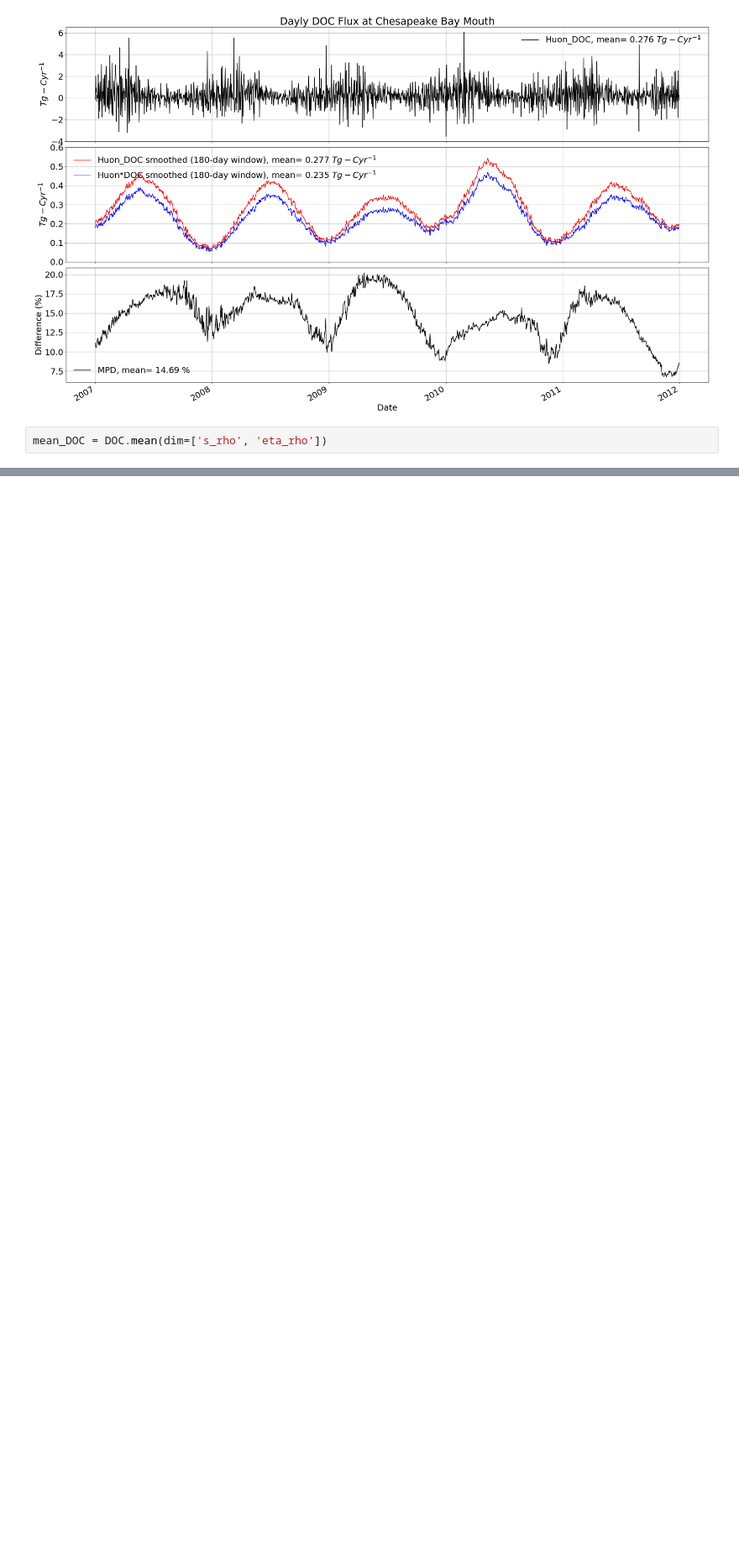
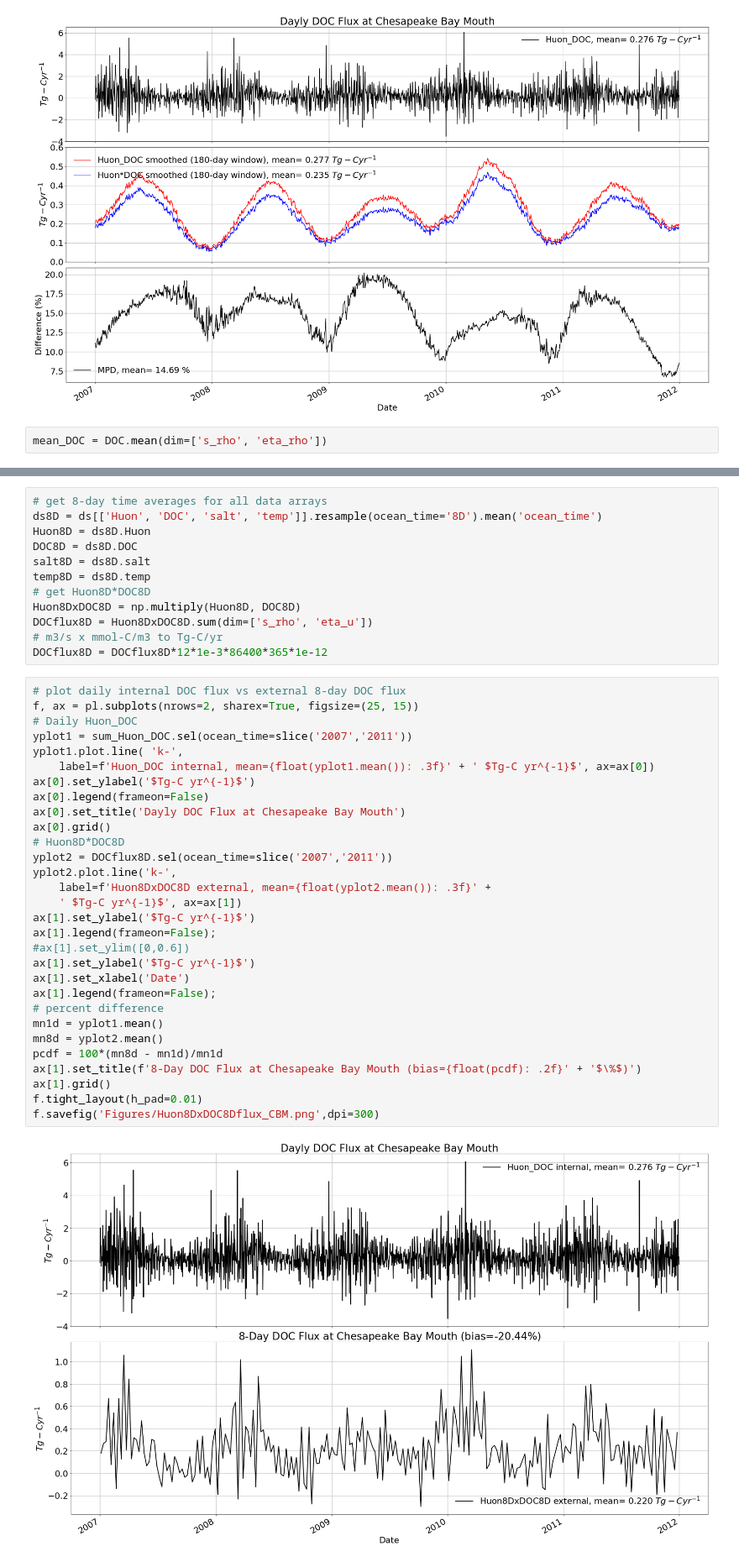
Before and after one commit to SergioSignorini/Carbon-Fluxes, a Jupyter notebook: cb_docflux_xarray.ipynb, the cells around one changed output, grey strips where cells are left out. Shown at 84% size. Cells and saved outputs as stored; diff of their text form; blank space fills up the shorter version.

```diff
--- a/cb_docflux_xarray.ipynb
+++ b/cb_docflux_xarray.ipynb
@@ -170,0 +146,44 @@ sm.plot.line(ax=ax, color='r')
+# %%
+# get 8-day time averages for all data arrays
+ds8D = ds[['Huon', 'DOC', 'salt', 'temp']].resample(ocean_time='8D').mean('ocean_time')
+Huon8D = ds8D.Huon
+DOC8D = ds8D.DOC
+salt8D = ds8D.salt
+temp8D = ds8D.temp
+# get Huon8D*DOC8D
+Huon8DxDOC8D = np.multiply(Huon8D, DOC8D)
+DOCflux8D = Huon8DxDOC8D.sum(dim=['s_rho', 'eta_u'])
+# m3/s x mmol-C/m3 to Tg-C/yr
+DOCflux8D = DOCflux8D*12*1e-3*86400*365*1e-12
+# %%
+# plot daily internal DOC flux vs external 8-day DOC flux
+f, ax = pl.subplots(nrows=2, sharex=True, figsize=(25, 15))
+# Daily Huon_DOC
+yplot1 = sum_Huon_DOC.sel(ocean_time=slice('2007','2011'))
+yplot1.plot.line( 'k-',
+    label=f'Huon_DOC internal, mean={float(yplot1.mean()): .3f}' + ' $Tg-C yr^{-1}$', ax=ax[0])
+ax[0].set_ylabel('$Tg-C yr^{-1}$')
+ax[0].legend(frameon=False)
+ax[0].set_title('Dayly DOC Flux at Chesapeake Bay Mouth')
+ax[0].grid()
+# Huon8D*DOC8D
+yplot2 = DOCflux8D.sel(ocean_time=slice('2007','2011'))
+yplot2.plot.line('k-',
+    label=f'Huon8DxDOC8D external, mean={float(yplot2.mean()): .3f}' +
+    ' $Tg-C yr^{-1}$', ax=ax[1])
+ax[1].set_ylabel('$Tg-C yr^{-1}$')
+ax[1].legend(frameon=False);
+#ax[1].set_ylim([0,0.6])
+ax[1].set_ylabel('$Tg-C yr^{-1}$')
+ax[1].set_xlabel('Date')
+ax[1].legend(frameon=False);
+# percent difference
+mn1d = yplot1.mean()
+mn8d = yplot2.mean()
+pcdf = 100*(mn8d - mn1d)/mn1d
+ax[1].set_title(f'8-Day DOC Flux at Chesapeake Bay Mouth (bias={float(pcdf): .2f}' + '$\%$)')
+ax[1].grid()
+f.tight_layout(h_pad=0.01)
+f.savefig('Figures/Huon8DxDOC8Dflux_CBM.png',dpi=300)
+# %% [output]
+[figure, added]
```
Also changed, not shown: parts of 14 cells of this notebook, 3 other files.
